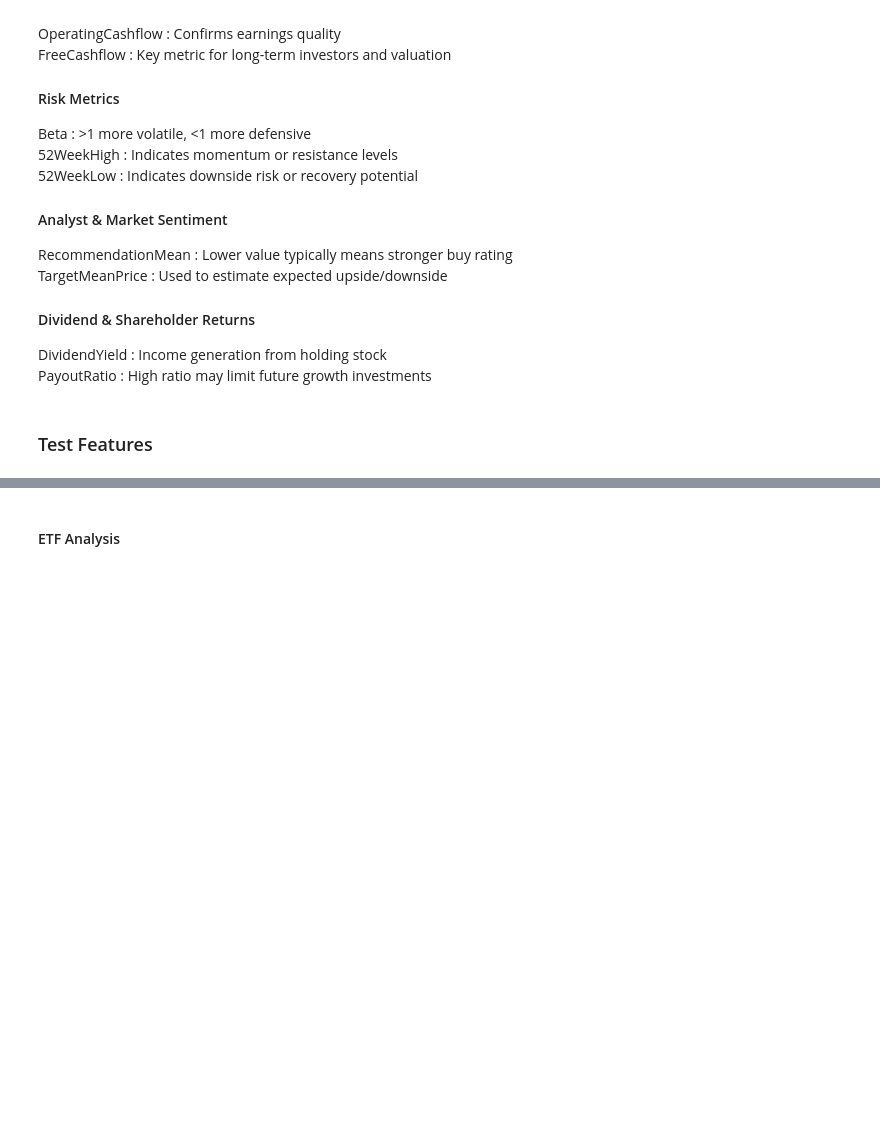
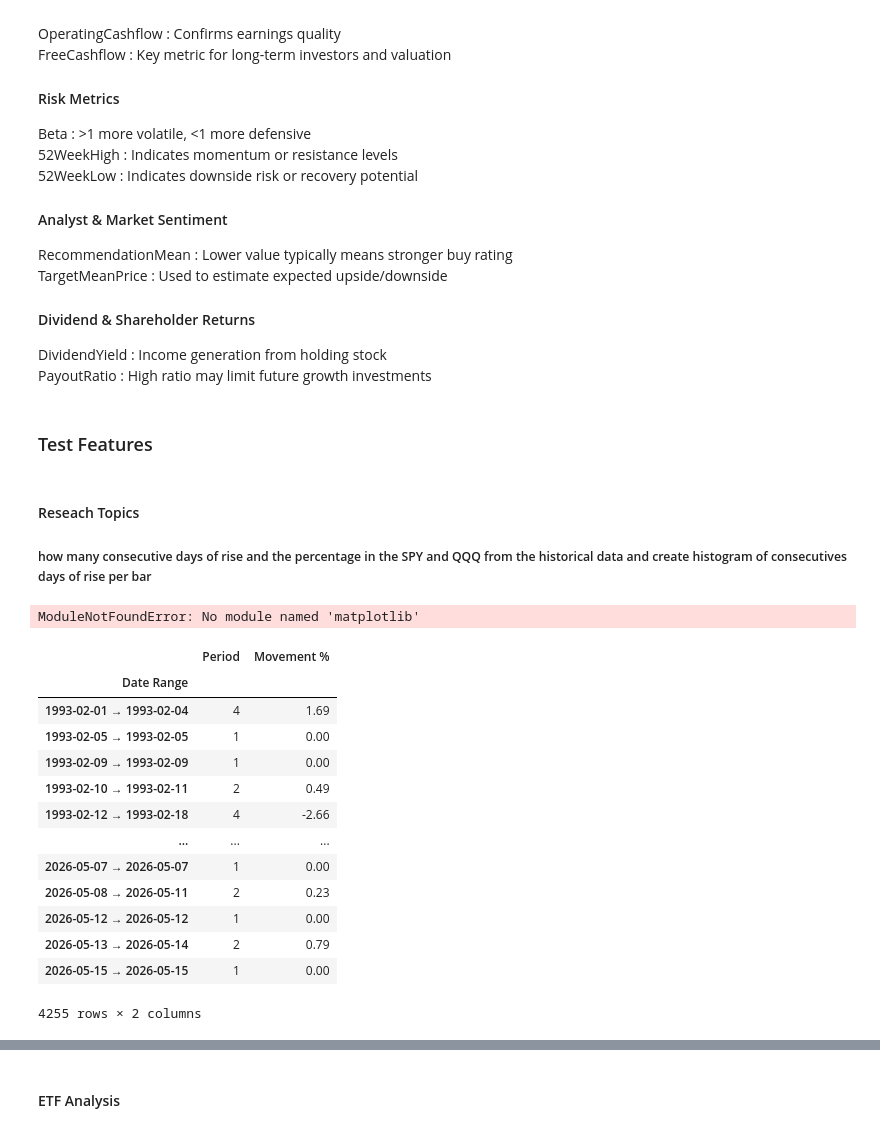
Before and after one commit to LazySiru/finance, a Jupyter notebook: src/yfinance_API_analysis.ipynb, the cells around one changed output, grey strips where cells are left out. Cells and saved outputs as stored; diff of their text form; code cells hidden in the pictures; blank space fills up the shorter version.

```diff
--- a/src/yfinance_API_analysis.ipynb
+++ b/src/yfinance_API_analysis.ipynb
@@ -929,3 +1174,82 @@ DividendYield : Income generation from holding stock
 PayoutRatio : High ratio may limit future growth investments
 # %% [markdown]
 ### Test Features
+# %% [markdown]
+#### Reseach Topics
+
+##### how many consecutive days of rise and the percentage in the SPY and QQQ from the historical data and create histogram of consecutives days of rise per bar
+# %%
+import pandas as pd
+import matplotlib.pyplot as plt
+
+def get_consecutive_days(df):
+    data = df.copy()
+
+    # Daily return
+    data['Return'] = data['Close'].pct_change()
+
+    # Direction (+1 up, -1 down)
+    data['Direction'] = data['Return'].apply(
+        lambda x: 1 if x > 0 else (-1 if x < 0 else 0)
+    )
+
+    # Create streak groups
+    data['Group'] = (
+        data['Direction'] != data['Direction'].shift()
+    ).cumsum()
+
+    rows = []
+
+    for _, group in data.groupby('Group'):
+
+        direction = group['Direction'].iloc[0]
+
+        # skip flat moves
+        if direction == 0:
+            continue
+
+        start_date = group.index[0]
+        end_date = group.index[-1]
+
+        period = len(group)
+
+        start_price = group['Close'].iloc[0]
+        end_price = group['Close'].iloc[-1]
+
+        movement = (end_price / start_price - 1) * 100
+
+        rows.append({
+            "Date Range": f"{start_date.date()} → {end_date.date()}",
+            "Period": period,
+            "Movement %": round(movement, 2)
+        })
+
+    result = pd.DataFrame(rows).set_index("Date Range")
+
+    return result
+# %% [output]
+ModuleNotFoundError: No module named 'matplotlib'
+# %%
+spy = yfinance.Ticker('SPY')
+qqq = yfinance.Ticker('QQQ')
+
+spy_df = spy.history(period='max')
+qqq_df = qqq.history(period='max')
+
+spy_streaks = get_consecutive_days(spy_df)
+spy_streaks
+# %% [output]
+|  | Period | Movement % |
+| Date Range |  |  |
+| 1993-02-01 → 1993-02-04 | 4 | 1.69 |
+| 1993-02-05 → 1993-02-05 | 1 | 0.00 |
+| 1993-02-09 → 1993-02-09 | 1 | 0.00 |
+| 1993-02-10 → 1993-02-11 | 2 | 0.49 |
+| 1993-02-12 → 1993-02-18 | 4 | -2.66 |
+| ... | ... | ... |
+| 2026-05-07 → 2026-05-07 | 1 | 0.00 |
+| 2026-05-08 → 2026-05-11 | 2 | 0.23 |
+| 2026-05-12 → 2026-05-12 | 1 | 0.00 |
+| 2026-05-13 → 2026-05-14 | 2 | 0.79 |
+| 2026-05-15 → 2026-05-15 | 1 | 0.00 |
+4255 rows × 2 columns
```
Also changed, not shown: parts of 12 cells of this notebook.
